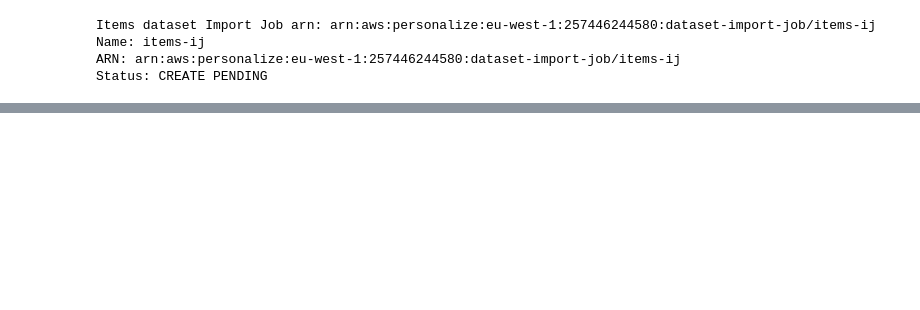
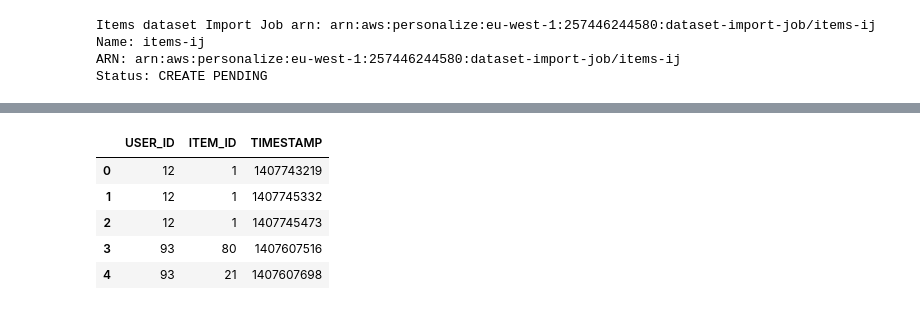
Before and after one commit to FraPochetti/KagglePlaygrounds, a Jupyter notebook: expedia/Expedia.ipynb, the cells around one changed output, grey strips where cells are left out. Saved outputs shown, nothing was run; the diff lists cells and outputs as text; code cells hidden in the pictures; blank space fills up the shorter version.

```diff
--- a/expedia/Expedia.ipynb
+++ b/expedia/Expedia.ipynb
@@ -412,0 +447,12 @@ Status: CREATE PENDING
+# %%
+big.TIMESTAMP = pd.to_datetime(big.TIMESTAMP)
+big.TIMESTAMP = big.TIMESTAMP.apply(lambda x: int(time.mktime(x.timetuple())))
+# %%
+big.head()
+# %% [output]
+|  | USER_ID | ITEM_ID | TIMESTAMP |
+| 0 | 12 | 1 | 1407743219 |
+| 1 | 12 | 1 | 1407745332 |
+| 2 | 12 | 1 | 1407745473 |
+| 3 | 93 | 80 | 1407607516 |
+| 4 | 93 | 21 | 1407607698 |
```
Also changed, not shown: parts of 31 cells of this notebook, 3 other files.
